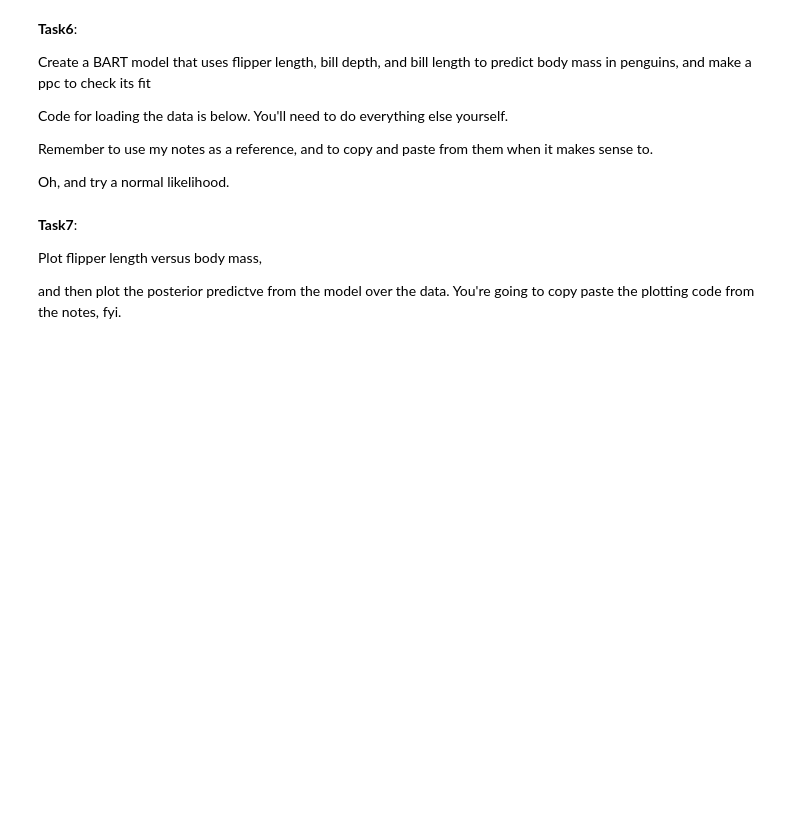
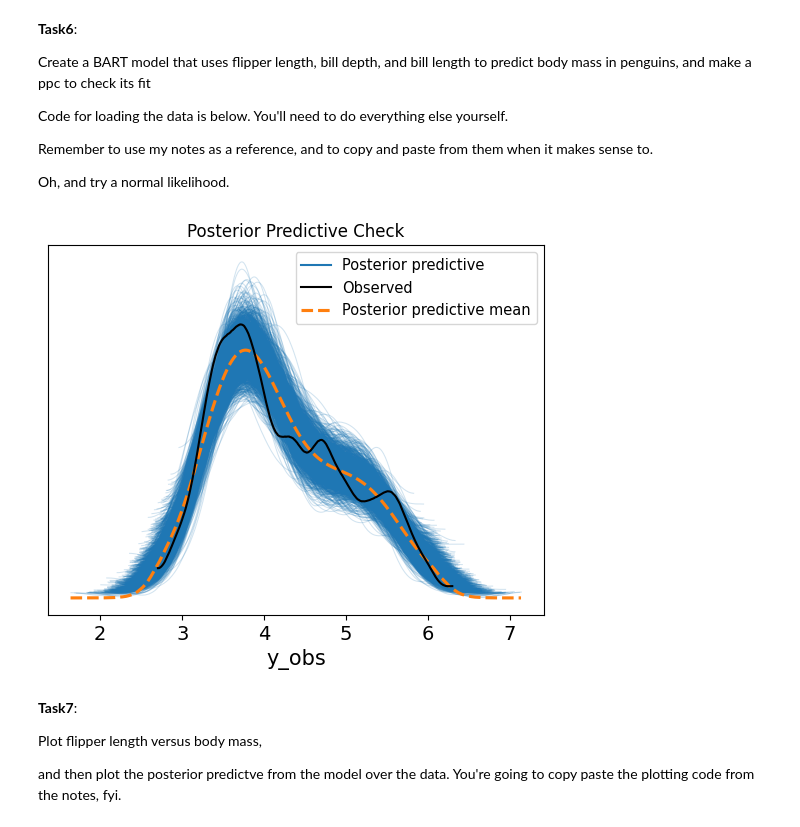
Before and after one commit to rumijay/Data-Science-2025, a Jupyter notebook: Rumi_Unit8ExercisesSF.ipynb, the cells around one changed output. Cells and saved outputs as stored; diff of their text form; code cells hidden in the pictures; blank space fills up the shorter version.

```diff
--- a/Rumi_Unit8ExercisesSF.ipynb
+++ b/Rumi_Unit8ExercisesSF.ipynb
@@ -83,3 +85,30 @@ penguins = pd.read_csv(url).dropna()
+# %%
+import pymc as pm
+import pandas as pd
+import pymc as pm
+import pymc_bart as pmb
+import arviz as az
+
+X = penguins[["flipper_length","bill_depth","bill_length"]]
+y = penguins["body_mass"]
+
+with pm.Model() as model:
+
+    mu = pmb.BART("mu", X.values, y.values)
+
+    sigma = pm.HalfNormal("sigma", 1000)
+
+    y_obs = pm.Normal("y_obs", mu=mu, sigma=sigma, observed=y.values)
+
+    trace = pm.sample(1000, tune=1000)
+
+    ppc = pm.sample_posterior_predictive(trace)
+# %%
+pm.plot_ppc(ppc)
+plt.title("Posterior Predictive Check")
+plt.show()
+# %% [output]
+[figure, added]
 # %% [markdown]
 **Task7**:
 
```
Also changed, not shown: parts of 8 cells of this notebook.
